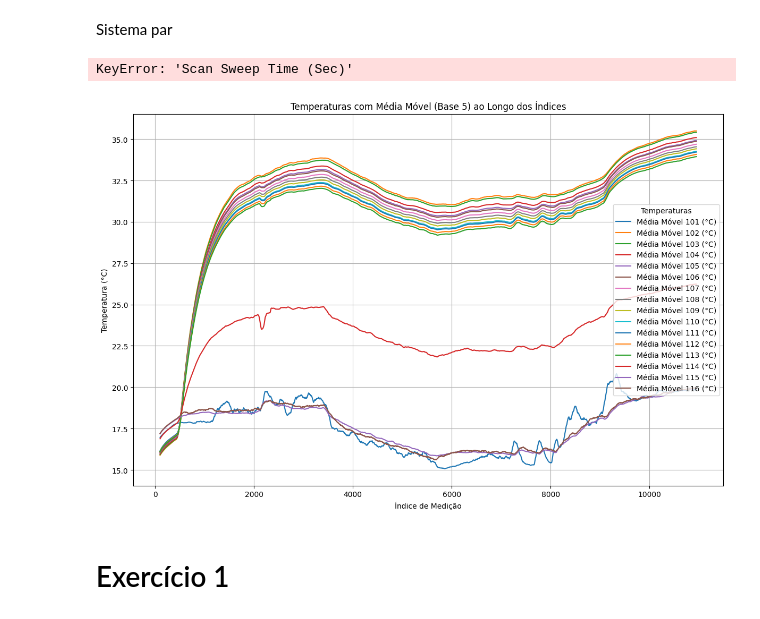
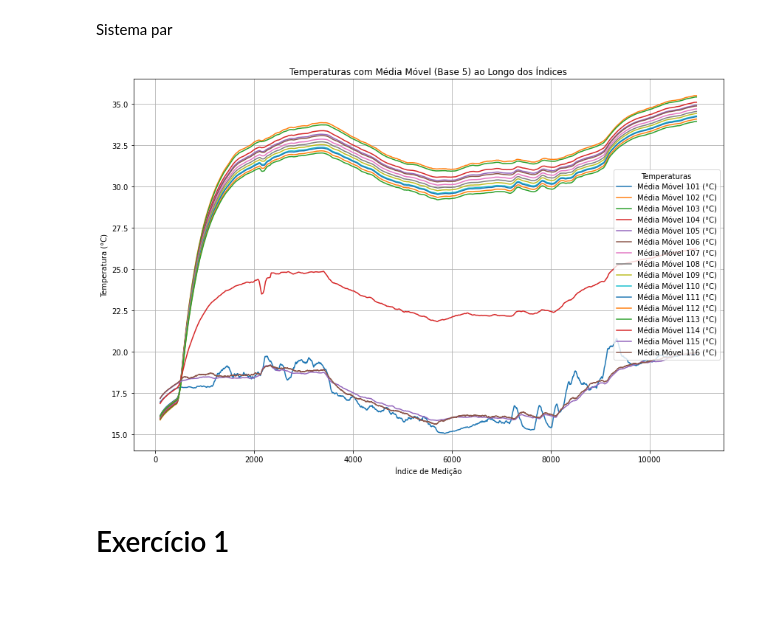
Before and after one commit to DanielMarcoD/Transcal, a Jupyter notebook: analisejp.ipynb, the cells around one changed output. Saved outputs shown, nothing was run; the diff lists cells and outputs as text; code cells hidden in the pictures.

```diff
--- a/analisejp.ipynb
+++ b/analisejp.ipynb
@@ -10,76 +10,39 @@ Sistema par
 # %%
 import pandas as pd
 import matplotlib.pyplot as plt
-import math
-from sympy import symbols, diff
 
 # Carregar os dados a partir da linha correta (linha 40)
-df_data_corrected = pd.read_excel('dados.xlsx', sheet_name='Planilha1', header=39)
+df_data_corrected = pd.read_excel('dados.xlsx', sheet_name='Planilha1')
 
-# Coluna de tempo e colunas de temperatura
-time_column = 'Scan Sweep Time (Sec)'
-temperature_columns = [f'{i} (°C)' for i in range(103, 113)]
+# Colunas de temperatura que iremos usar
+temperature_columns = [f'{i} (°C)' for i in range(101, 117)]
 
-# Converter a coluna de tempo para considerar apenas as horas e agrupar os dados por hora
-df_data_corrected['Hour'] = pd.to_datetime(df_data_corrected[time_column], errors='coerce').dt.hour
+# Criar uma coluna de índices de 1 até o tamanho das medições de temperatura
+df_data_corrected['Index'] = range(1, len(df_data_corrected) + 1)
 
-# Calcular a média simples das temperaturas para cada hora
-df_grouped = df_data_corrected.groupby('Hour').mean()
+# Aplicar a média móvel com base 5 em cada coluna de temperatura
+df_data_corrected_moving_avg = df_data_corrected.copy()
+for temp_col in temperature_columns:
+    df_data_corrected_moving_avg[temp_col] = df_data_corrected[temp_col].rolling(window=100).mean()
 
-# Plotar o gráfico com as médias horárias das temperaturas
+# Plotar o gráfico com os índices e a média móvel
 plt.figure(figsize=(12, 8))
 
 for temp_col in temperature_columns:
-    plt.plot(df_grouped.index, df_grouped[temp_col], label=temp_col)
+    plt.plot(df_data_corrected_moving_avg['Index'], df_data_corrected_moving_avg[temp_col], label=f'Média Móvel {temp_col}')
 
 # Adicionar título e rótulos aos eixos
-plt.title('Temperaturas Médias por Hora')
-plt.xlabel('Hora do Dia')
+plt.title('Temperaturas com Média Móvel (Base 5) ao Longo dos Índices')
+plt.xlabel('Índice de Medição')
 plt.ylabel('Temperatura (°C)')
 plt.legend(title='Temperaturas')
 plt.grid(True)
 
 # Mostrar o gráfico
 plt.tight_layout()
 plt.show()
 # %% [output]
-KeyError: 'Scan Sweep Time (Sec)'
+[figure, added]
-# %%
-import pandas as pd
-import matplotlib.pyplot as plt
-
-# Carregar os dados a partir da linha correta (linha 40)
-df_data_corrected = pd.read_excel('dados.xlsx', sheet_name='Planilha1', header=39)
-
-# Colunas de temperatura que iremos usar
-temperature_columns = [f'{i} (°C)' for i in range(101, 117)]
-
-# Criar uma coluna de índices de 1 até o tamanho das medições de temperatura
-df_data_corrected['Index'] = range(1, len(df_data_corrected) + 1)
-
-# Aplicar a média móvel com base 5 em cada coluna de temperatura
-df_data_corrected_moving_avg = df_data_corrected.copy()
-for temp_col in temperature_columns:
-    df_data_corrected_moving_avg[temp_col] = df_data_corrected[temp_col].rolling(window=100).mean()
-
-# Plotar o gráfico com os índices e a média móvel
-plt.figure(figsize=(12, 8))
-
-for temp_col in temperature_columns:
-    plt.plot(df_data_corrected_moving_avg['Index'], df_data_corrected_moving_avg[temp_col], label=f'Média Móvel {temp_col}')
-
-# Adicionar título e rótulos aos eixos
-plt.title('Temperaturas com Média Móvel (Base 5) ao Longo dos Índices')
-plt.xlabel('Índice de Medição')
-plt.ylabel('Temperatura (°C)')
-plt.legend(title='Temperaturas')
-plt.grid(True)
-
-# Mostrar o gráfico
-plt.tight_layout()
-plt.show()
-# %% [output]
-[figure, removed]
 # %% [markdown]
 # Exercício 1
 # %% [markdown]
```
Also changed, not shown: parts of 1 cell of this notebook, 1 other file.
